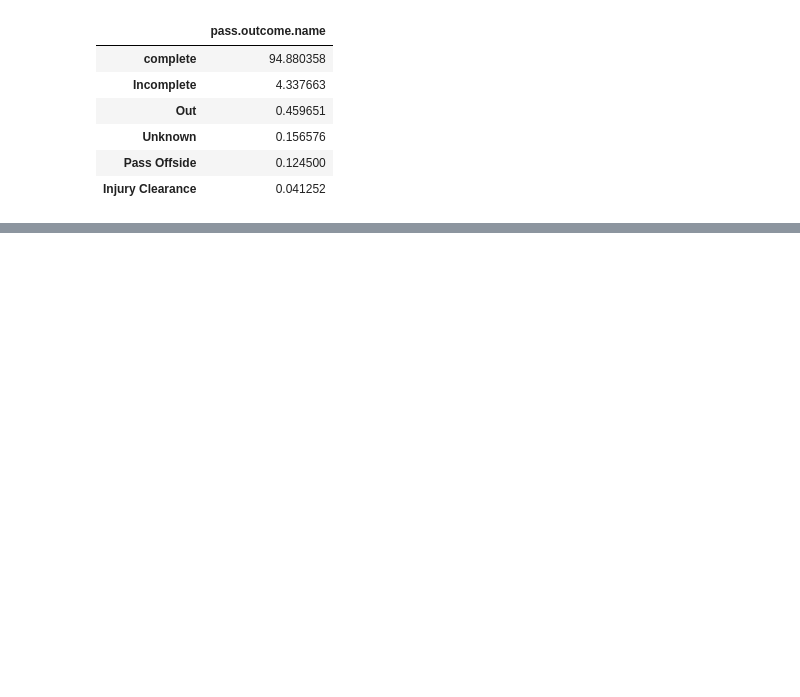
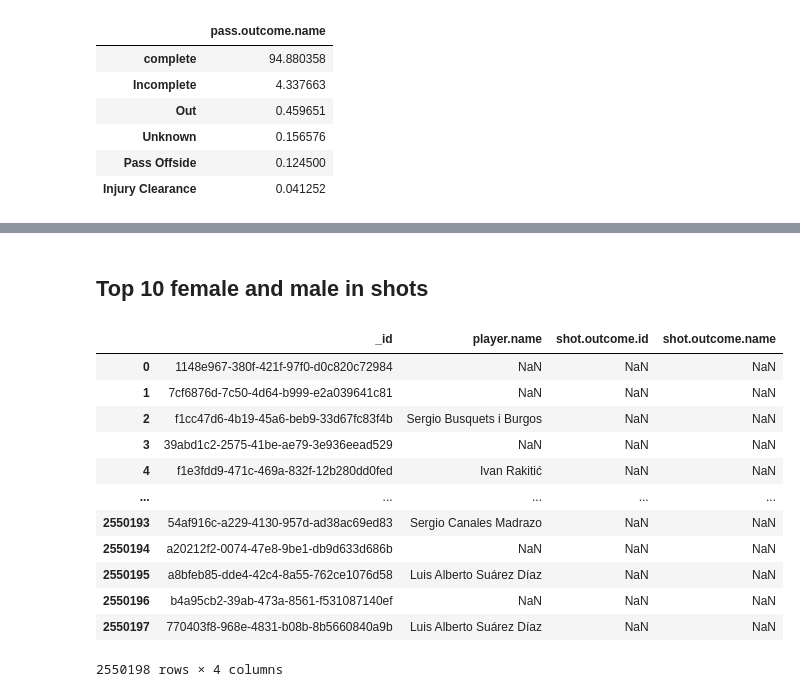
Before and after one commit to jonasfover/female_football_analysis, a Jupyter notebook: female_football_analysis.ipynb, the cells around one changed output, grey strips where cells are left out. Drawn from its saved outputs; the diff is of its cells as text; code cells hidden in the pictures; blank space fills up the shorter version.

```diff
--- a/female_football_analysis.ipynb
+++ b/female_football_analysis.ipynb
@@ -166,0 +193,25 @@ fig.show()
+# %% [markdown]
+## Top 10 female and male in shots
+# %%
+
+male = [id for id in male_collection.find({},{ "player.name": 1, "shot.outcome": 1,} )]
+female = [id for id in female_collection.find({},{ "player.name": 1, "shot.outcome": 1,} )]
+# %%
+male_normalize = pd.json_normalize(male)
+female_normalize = pd.json_normalize(female)
+# %%
+male_normalize
+# %% [output]
+|  | _id | player.name | shot.outcome.id | shot.outcome.name |
+| 0 | 1148e967-380f-421f-97f0-d0c820c72984 | NaN | NaN | NaN |
+| 1 | 7cf6876d-7c50-4d64-b999-e2a039641c81 | NaN | NaN | NaN |
+| 2 | f1cc47d6-4b19-45a6-beb9-33d67fc83f4b | Sergio Busquets i Burgos | NaN | NaN |
+| 3 | 39abd1c2-2575-41be-ae79-3e936eead529 | NaN | NaN | NaN |
+| 4 | f1e3fdd9-471c-469a-832f-12b280dd0fed | Ivan Rakitić | NaN | NaN |
+| ... | ... | ... | ... | ... |
+| 2550193 | 54af916c-a229-4130-957d-ad38ac69ed83 | Sergio Canales Madrazo | NaN | NaN |
+| 2550194 | a20212f2-0074-47e8-9be1-db9d633d686b | NaN | NaN | NaN |
+| 2550195 | a8bfeb85-dde4-42c4-8a55-762ce1076d58 | Luis Alberto Suárez Díaz | NaN | NaN |
+| 2550196 | b4a95cb2-39ab-473a-8561-f531087140ef | NaN | NaN | NaN |
+| 2550197 | 770403f8-968e-4831-b08b-8b5660840a9b | Luis Alberto Suárez Díaz | NaN | NaN |
+2550198 rows × 4 columns
```
Also changed, not shown: parts of 18 cells of this notebook, 2 other files.
